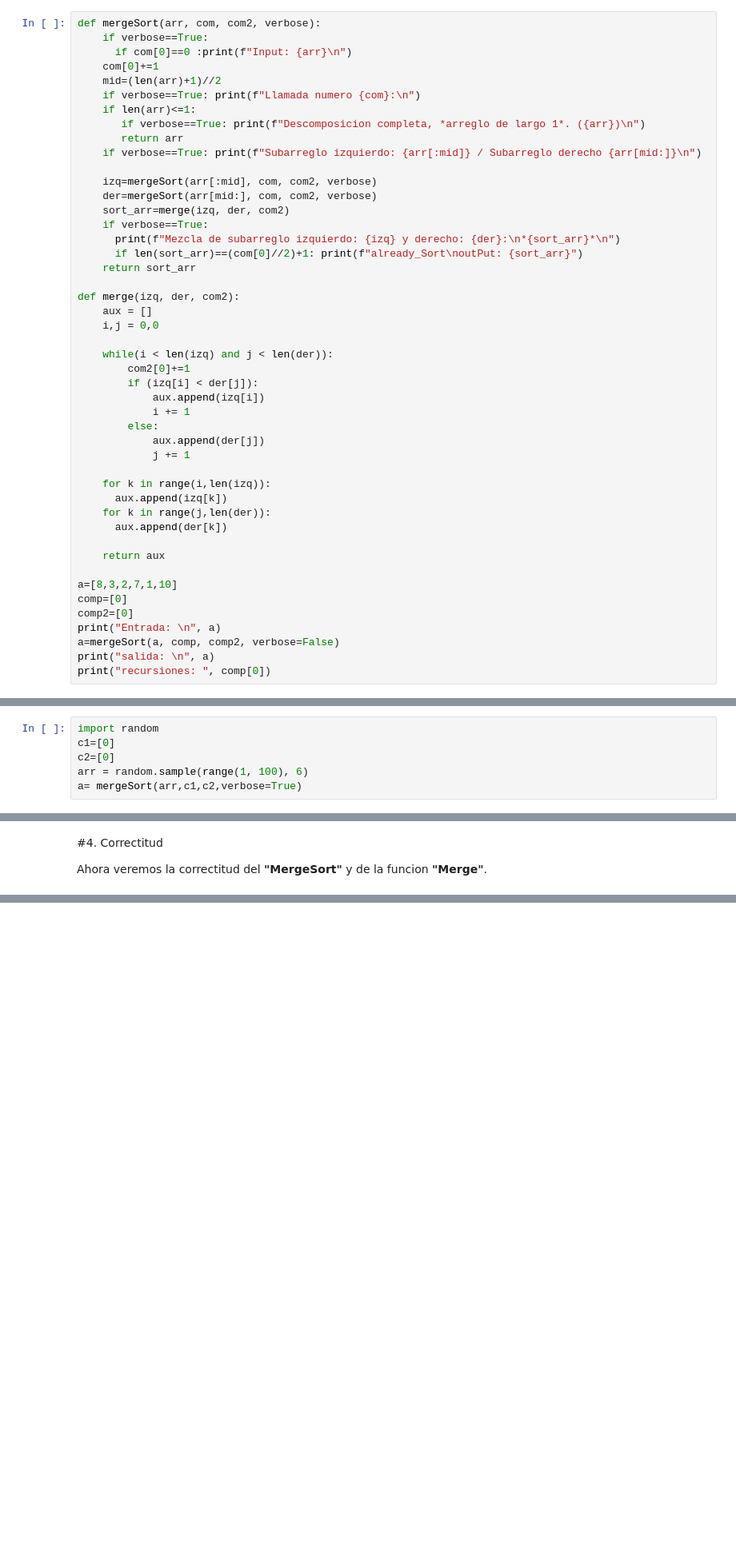
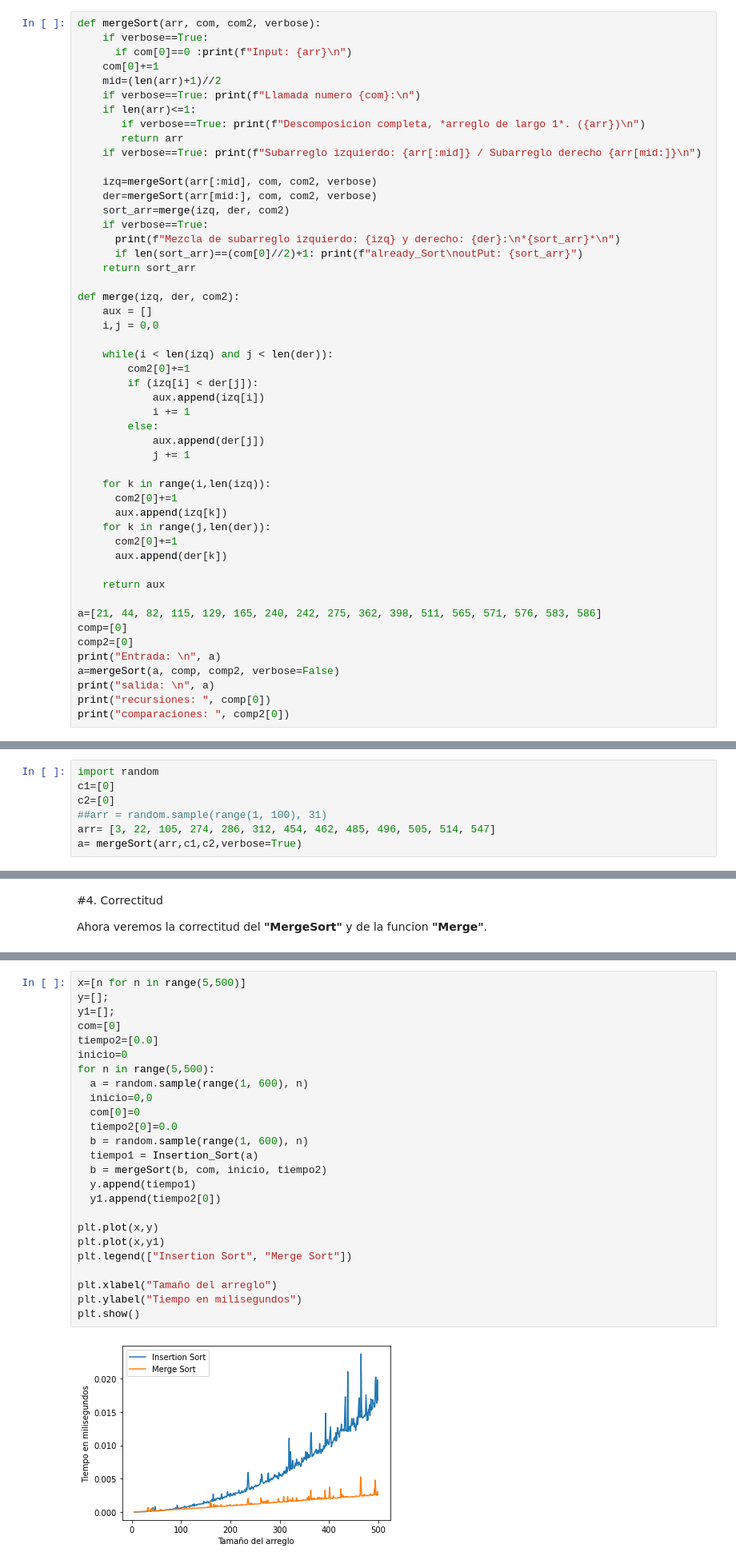
Before and after one commit to nelsoneitor12/ADA-Informes, a Jupyter notebook: MergeSort.ipynb, the cells around one changed output, grey strips where cells are left out. Shown at 80% size. Saved outputs shown, nothing was run; the diff lists cells and outputs as text; blank space fills up the shorter version.

```diff
--- a/MergeSort.ipynb
+++ b/MergeSort.ipynb
@@ -49,18 +49,21 @@ def merge(izq, der, com2):
             j += 1
 
     for k in range(i,len(izq)):
+      com2[0]+=1
       aux.append(izq[k])
     for k in range(j,len(der)):
+      com2[0]+=1
       aux.append(der[k])
 
     return aux
 
-a=[8,3,2,7,1,10]
+a=[21, 44, 82, 115, 129, 165, 240, 242, 275, 362, 398, 511, 565, 571, 576, 583, 586]
 comp=[0]
 comp2=[0]
 print("Entrada: \n", a)
 a=mergeSort(a, comp, comp2, verbose=False)
 print("salida: \n", a)
 print("recursiones: ", comp[0])
+print("comparaciones: ", comp2[0])
 # %% [output]
 Entrada:
@@ -124,6 +128,7 @@ Asignando la variable `verbose=True`, veremos detalladamente lo que ocurre en ca
 import random
 c1=[0]
 c2=[0]
-arr = random.sample(range(1, 100), 6)
+##arr = random.sample(range(1, 100), 31)
+arr= [3, 22, 105, 274, 286, 312, 454, 462, 485, 496, 505, 514, 547]
 a= mergeSort(arr,c1,c2,verbose=True)
 # %% [output]
@@ -315,0 +447,27 @@ plt.show()
+# %%
+x=[n for n in range(5,500)]
+y=[];
+y1=[];
+com=[0]
+tiempo2=[0.0]
+inicio=0
+for n in range(5,500):
+  a = random.sample(range(1, 600), n)
+  inicio=0,0
+  com[0]=0
+  tiempo2[0]=0.0
+  b = random.sample(range(1, 600), n)
+  tiempo1 = Insertion_Sort(a)
+  b = mergeSort(b, com, inicio, tiempo2)
+  y.append(tiempo1)
+  y1.append(tiempo2[0])
+
+plt.plot(x,y)
+plt.plot(x,y1)
+plt.legend(["Insertion Sort", "Merge Sort"])
+
+plt.xlabel("Tamaño del arreglo")
+plt.ylabel("Tiempo en milisegundos")
+plt.show()
+# %% [output]
+[figure, added]
```
Also changed, not shown: parts of 21 cells of this notebook.
